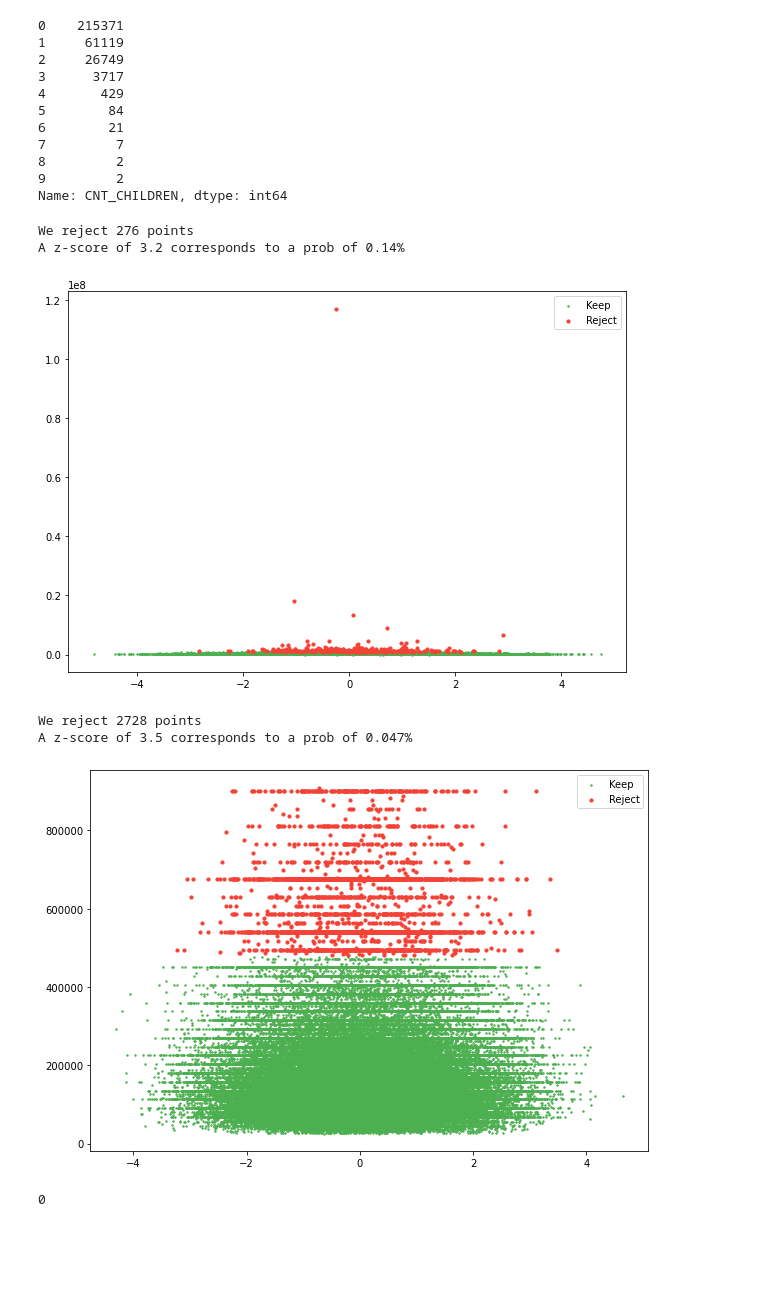
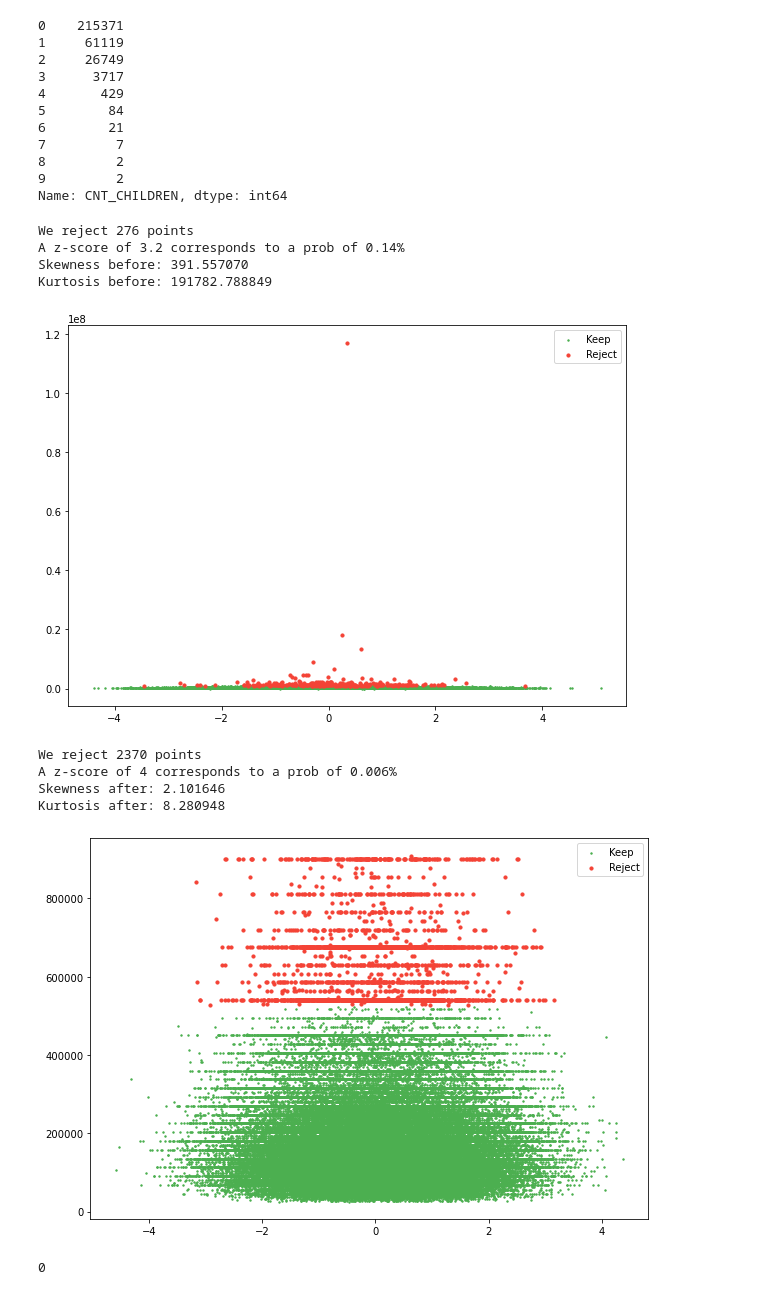
Before and after one commit to SharelCooper/LoanDefaultAnalysisAndMLPredicton, a Jupyter notebook: Loan Project.ipynb, the cells around one changed output. Drawn from its saved outputs; the diff is of its cells as text; code cells hidden in the pictures; blank space fills up the shorter version.

```diff
--- a/Loan Project.ipynb
+++ b/Loan Project.ipynb
@@ -132,7 +132,8 @@ df.drop(flag, axis=1, inplace=True)
 df.drop([
 "EXT_SOURCE_3","EXT_SOURCE_2","DAYS_REGISTRATION","DAYS_ID_PUBLISH","FLAG_MOBIL","FLAG_EMP_PHONE",
     "FLAG_WORK_PHONE","FLAG_CONT_MOBILE","FLAG_PHONE","FLAG_EMAIL","DAYS_REGISTRATION","DAYS_ID_PUBLISH",
-"REG_REGION_NOT_WORK_REGION","LIVE_REGION_NOT_WORK_REGION","REG_CITY_NOT_WORK_CITY","LIVE_CITY_NOT_WORK_CITY"],inplace=True,axis=1)
+"REG_REGION_NOT_WORK_REGION","LIVE_REGION_NOT_WORK_REGION","REG_CITY_NOT_WORK_CITY",
+    "LIVE_CITY_NOT_WORK_CITY","HOUR_APPR_PROCESS_START"],inplace=True,axis=1)
 # %%
 # Lets explore the social_circle columns to see if we need them all
 Social = df[["DEF_60_CNT_SOCIAL_CIRCLE","OBS_30_CNT_SOCIAL_CIRCLE","DEF_30_CNT_SOCIAL_CIRCLE","OBS_60_CNT_SOCIAL_CIRCLE"]]
@@ -150,5 +151,8 @@ df.drop(["OBS_60_CNT_SOCIAL_CIRCLE","DEF_60_CNT_SOCIAL_CIRCLE"],axis=1,inplace=T
 Bureau = df[["AMT_REQ_CREDIT_BUREAU_HOUR","AMT_REQ_CREDIT_BUREAU_YEAR","AMT_REQ_CREDIT_BUREAU_MON","AMT_REQ_CREDIT_BUREAU_QRT","AMT_REQ_CREDIT_BUREAU_DAY","AMT_REQ_CREDIT_BUREAU_WEEK"]]
 sns.heatmap(Bureau.corr(), vmin=-1, cmap='coolwarm', annot=True)
 plt.show();
-# We don't see any significant corelation that warrents column removal, so we will keep them all.
+# We don't see significant corelation between the variables.
+# However, we will use domain knowledge and remove DAY and QRT columns since we need to reduce our feature space.
+# Note that these columns were also highly skewed and correcting this would result in significant data loss
+df.drop(["AMT_REQ_CREDIT_BUREAU_QRT","AMT_REQ_CREDIT_BUREAU_DAY"],axis=1,inplace=True)
 # %% [output]
@@ -248,39 +253,47 @@ visual_scatter = np.random.normal(size=df.AMT_INCOME_TOTAL.size)
 plt.scatter(visual_scatter[keep], df.AMT_INCOME_TOTAL[keep], s=2, label="Keep", color="#4CAF50")
 plt.scatter(visual_scatter[~keep],df.AMT_INCOME_TOTAL[~keep], s=10, label="Reject", color="#F44336")
 plt.legend()
-
+# Print skewness and kurtosis
+print(f"Skewness before: %f" % df.AMT_INCOME_TOTAL.skew())
+print(f"Kurtosis before: %f" % df.AMT_INCOME_TOTAL.kurt())
 # We will now drop the selected rejected  data points
 df.drop(df.AMT_INCOME_TOTAL[~keep].index,inplace=True, axis=0)
 plt.show();
 # %% [output]
 We reject 276 points
 A z-score of 3.2 corresponds to a prob of 0.14%
+Skewness before: 391.557070
+Kurtosis before: 191782.788849
-[figure, old version]
+[figure, new version]
 # %%
 # Calculating mean and std for the income column
 mean, std = np.mean(df.AMT_INCOME_TOTAL), np.std(df.AMT_INCOME_TOTAL)
 # Calculating the z-score for each data point (how far in STD is each data point from the mean).
 z_score = np.abs((df.AMT_INCOME_TOTAL - mean) / std)
 # Our threshold for how many STDs from the mean we keep
-threshold = 3.5
+threshold = 4
 keep = z_score < threshold
 # How many data points are we rejecting
 print(f"We reject {(~keep).sum()} points")
 # Calculating the probability corresponding to the selected z-score threshold
 from scipy.stats import norm
-print(f"A z-score of 3.5 corresponds to a prob of {100 * 2 * norm.sf(threshold):0.3f}%")
+print(f"A z-score of 4 corresponds to a prob of {100 * 2 * norm.sf(threshold):0.3f}%")
 # Visualizing the outliers
 visual_scatter = np.random.normal(size=df.AMT_INCOME_TOTAL.size)
 plt.scatter(visual_scatter[keep], df.AMT_INCOME_TOTAL[keep], s=2, label="Keep", color="#4CAF50")
 plt.scatter(visual_scatter[~keep],df.AMT_INCOME_TOTAL[~keep], s=10, label="Reject", color="#F44336")
 plt.legend()
+# Print skewness and kurtosis after cleaning
+print(f"Skewness after: %f" % df.AMT_INCOME_TOTAL.skew())
+print(f"Kurtosis after: %f" % df.AMT_INCOME_TOTAL.kurt())
+#We will not drop anymore values since this will cause significant dataset reduction
 plt.show();
-
-#We will not drop anymore values since this will cause significant dataset reduction
 # %% [output]
-We reject 2728 points
-A z-score of 3.5 corresponds to a prob of 0.047%
+We reject 2370 points
+A z-score of 4 corresponds to a prob of 0.006%
+Skewness after: 2.101646
+Kurtosis after: 8.280948
-[figure, old version]
+[figure, new version]
 # %%
 # Reengineer the DAYS_BIRTH column to show age of client in years.
 df.DAYS_BIRTH = df.DAYS_BIRTH / -365
```
Also changed, not shown: parts of 14 cells of this notebook.
